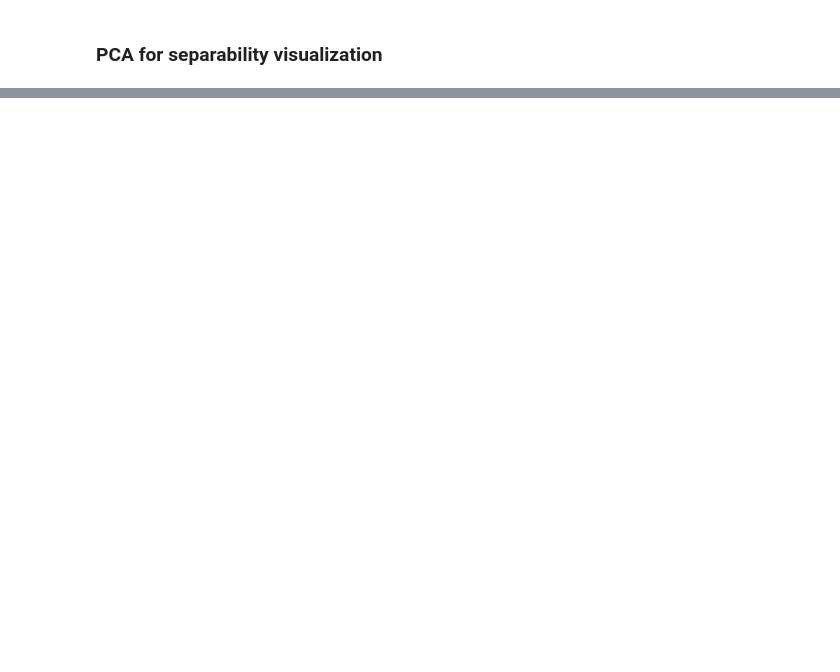
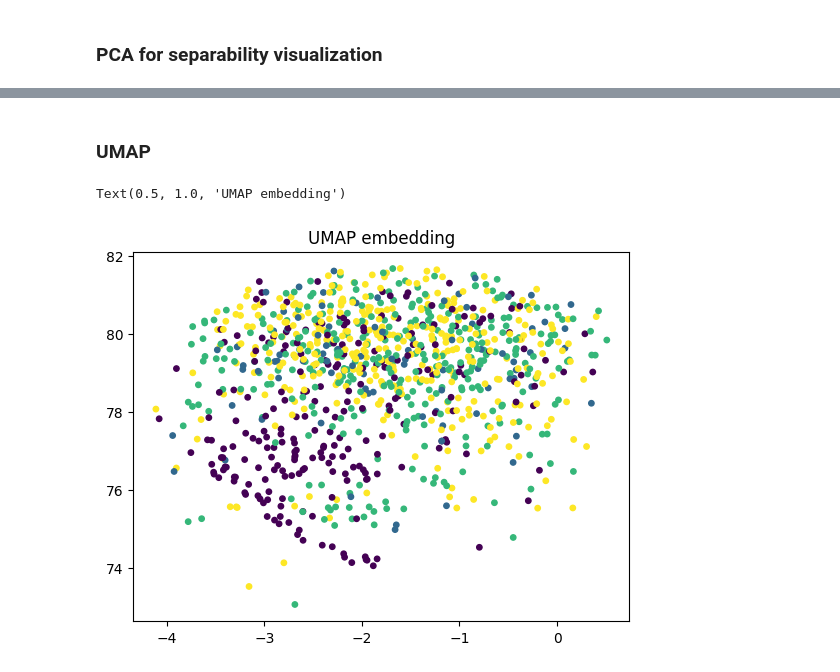
Before and after one commit to DataCampDS/scmark-classification-data-shinobi, a Jupyter notebook: exploratory_data_analysis.ipynb, the cells around one changed output, grey strips where cells are left out. Drawn from its saved outputs; the diff is of its cells as text; code cells hidden in the pictures; blank space fills up the shorter version.

```diff
--- a/exploratory_data_analysis.ipynb
+++ b/exploratory_data_analysis.ipynb
@@ -168,0 +246,13 @@ Text(0, 0.5, 'PC2')
+# %% [markdown]
+### UMAP
+# %%
+from umap import UMAP
+
+umap = UMAP(n_neighbors=15, min_dist=0.2)
+X_umap = umap.fit_transform(X_scaled)
+
+plt.scatter(X_umap[:,0], X_umap[:,1], c=y_train.codes, s=15)
+plt.title("UMAP embedding")
+# %% [output]
+Text(0.5, 1.0, 'UMAP embedding')
+[figure, added]
```
Also changed, not shown: parts of 15 cells of this notebook.
